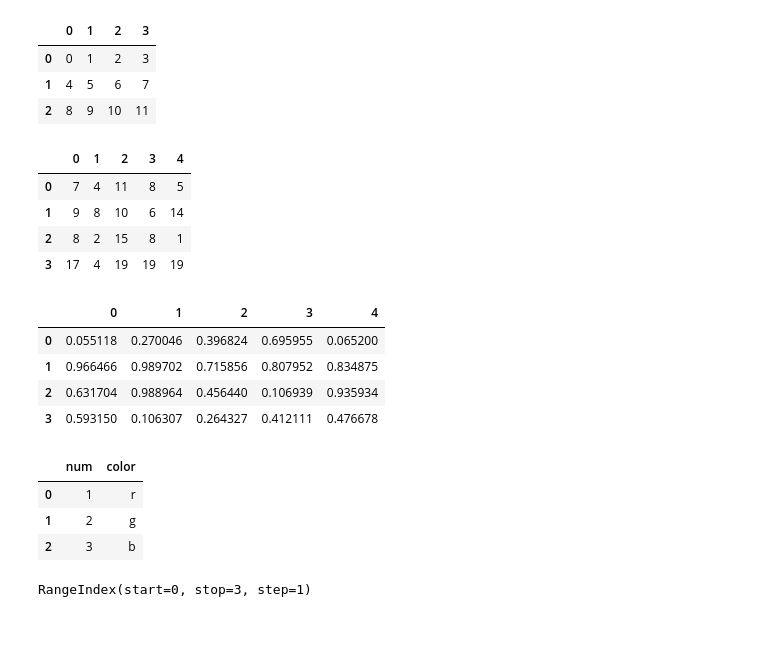
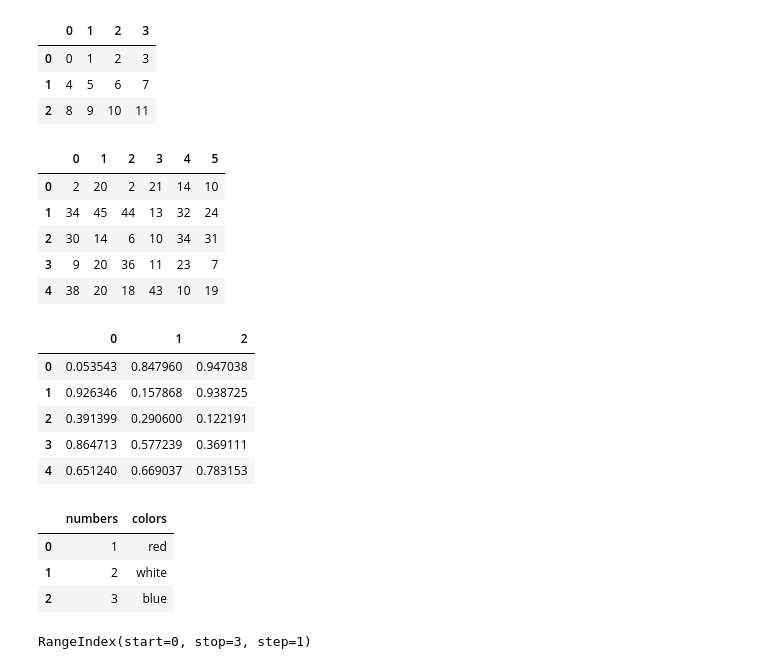
Before and after one commit to EunSeong-Jo/2025-1-myclass-BDA, a Jupyter notebook: inclass/02w_B_0312_pandas_basic.ipynb, the cells around one changed output. Saved outputs shown, nothing was run; the diff lists cells and outputs as text; code cells hidden in the pictures; blank space fills up the shorter version.

```diff
--- a/inclass/02w_B_0312_pandas_basic.ipynb
+++ b/inclass/02w_B_0312_pandas_basic.ipynb
@@ -230,34 +246,34 @@ df
 | 1 | 4 | 5 | 6 | 7 |
 | 2 | 8 | 9 | 10 | 11 |
 # %%
-df = pd.DataFrame(np.random.randint(1, 20, (4, 5)))
-
-df
+df1 = pd.DataFrame(np.random.randint(1, 46, (5, 6)))
+df1
 # %% [output]
-|  | 0 | 1 | 2 | 3 | 4 |
-| 0 | 7 | 4 | 11 | 8 | 5 |
-| 1 | 9 | 8 | 10 | 6 | 14 |
-| 2 | 8 | 2 | 15 | 8 | 1 |
-| 3 | 17 | 4 | 19 | 19 | 19 |
+|  | 0 | 1 | 2 | 3 | 4 | 5 |
+| 0 | 2 | 20 | 2 | 21 | 14 | 10 |
+| 1 | 34 | 45 | 44 | 13 | 32 | 24 |
+| 2 | 30 | 14 | 6 | 10 | 34 | 31 |
+| 3 | 9 | 20 | 36 | 11 | 23 | 7 |
+| 4 | 38 | 20 | 18 | 43 | 10 | 19 |
 # %%
-df = pd.DataFrame(np.random.random((4, 5)))
-
-df
+df1 = pd.DataFrame(np.random.random((5, 3)))
+df1
 # %% [output]
-|  | 0 | 1 | 2 | 3 | 4 |
-| 0 | 0.055118 | 0.270046 | 0.396824 | 0.695955 | 0.065200 |
-| 1 | 0.966466 | 0.989702 | 0.715856 | 0.807952 | 0.834875 |
-| 2 | 0.631704 | 0.988964 | 0.456440 | 0.106939 | 0.935934 |
-| 3 | 0.593150 | 0.106307 | 0.264327 | 0.412111 | 0.476678 |
+|  | 0 | 1 | 2 |
+| 0 | 0.053543 | 0.847960 | 0.947038 |
+| 1 | 0.926346 | 0.157868 | 0.938725 |
+| 2 | 0.391399 | 0.290600 | 0.122191 |
+| 3 | 0.864713 | 0.577239 | 0.369111 |
+| 4 | 0.651240 | 0.669037 | 0.783153 |
 # %%
-df = pd.DataFrame({'num':[1, 2, 3], 'color':['r', 'g', 'b']})
-
+df = pd.DataFrame({'numbers': [1, 2, 3],
+                   'colors': ['red', 'white', 'blue']})
 df
 # %% [output]
-|  | num | color |
-| 0 | 1 | r |
-| 1 | 2 | g |
-| 2 | 3 | b |
+|  | numbers | colors |
+| 0 | 1 | red |
+| 1 | 2 | white |
+| 2 | 3 | blue |
 # %%
 df.index
 # %% [output]
```
Also changed, not shown: parts of 139 cells of this notebook.
